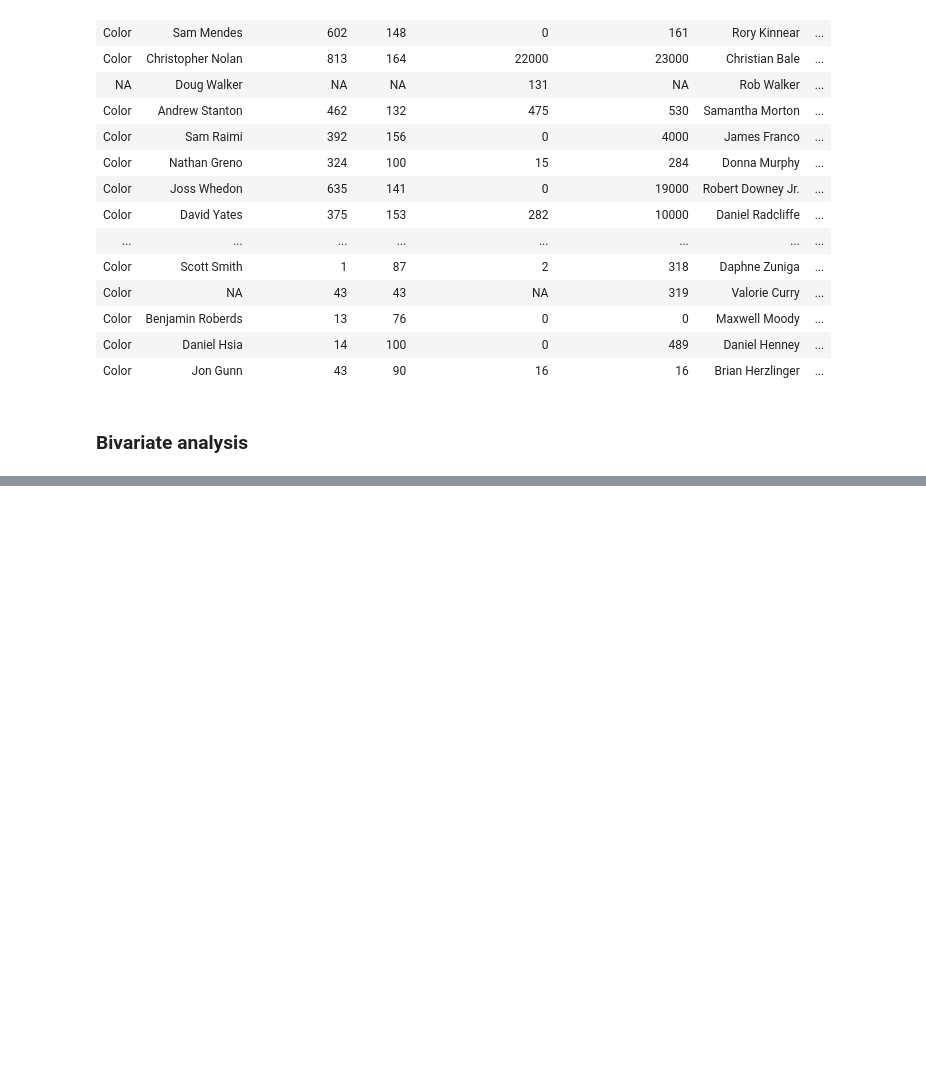
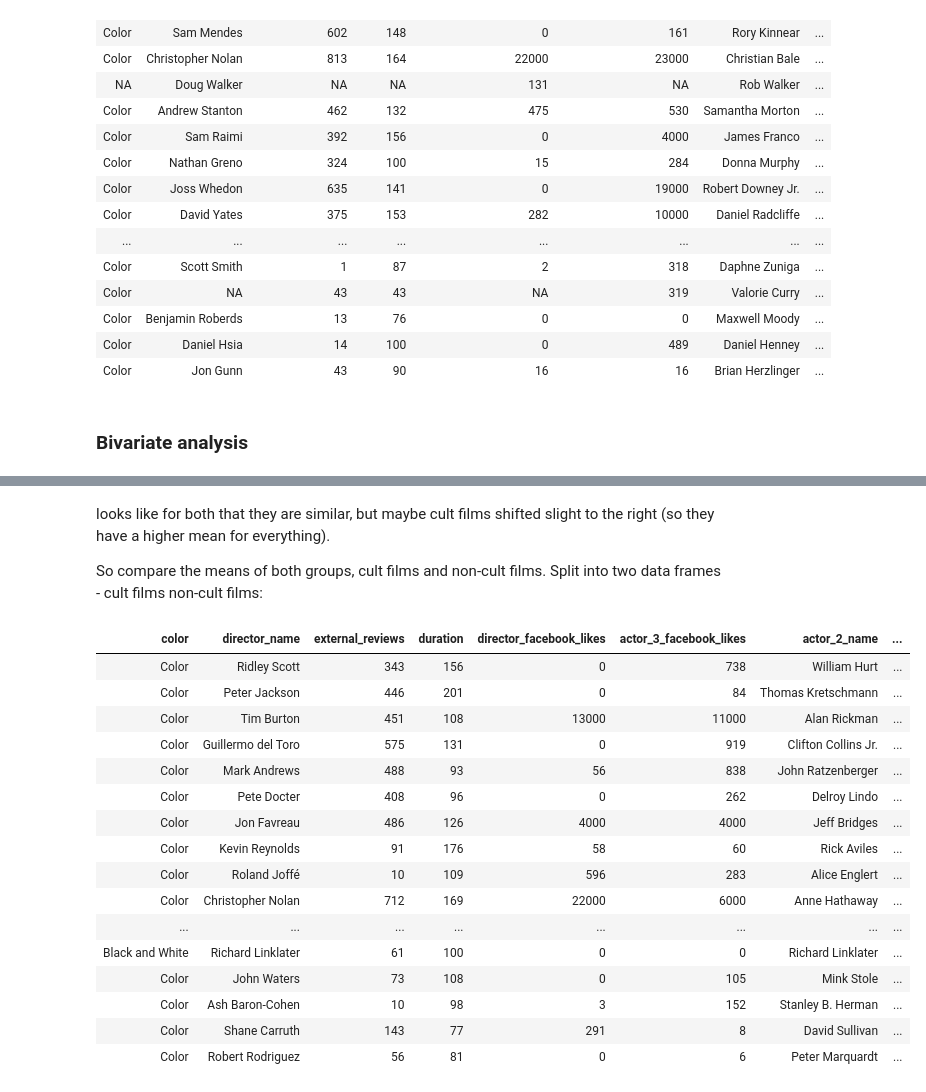
Before and after one commit to hichana/udacity, a Jupyter notebook: P4/PROJECT/movies_eda.ipynb, the cells around one changed output, grey strips where cells are left out. Cells and saved outputs as stored; diff of their text form; code cells hidden in the pictures; blank space fills up the shorter version.

```diff
--- a/P4/PROJECT/movies_eda.ipynb
+++ b/P4/PROJECT/movies_eda.ipynb
@@ -735,0 +785,25 @@ Using is.cult as id variables
+# %% [markdown]
+looks like for both that they are similar, but maybe cult films shifted slight to the right (so they have a higher mean for everything).
+
+So compare the means of both groups, cult films and non-cult films. Split into two data frames - cult films non-cult films:
+# %%
+cult_films <- filter(movies, is.cult == "TRUE")
+cult_films
+# %% [output]
+| color | director_name | external_reviews | duration | director_facebook_likes | actor_3_facebook_likes | actor_2_name | ... |
+| Color | Ridley Scott | 343 | 156 | 0 | 738 | William Hurt | ... |
+| Color | Peter Jackson | 446 | 201 | 0 | 84 | Thomas Kretschmann | ... |
+| Color | Tim Burton | 451 | 108 | 13000 | 11000 | Alan Rickman | ... |
+| Color | Guillermo del Toro | 575 | 131 | 0 | 919 | Clifton Collins Jr. | ... |
+| Color | Mark Andrews | 488 | 93 | 56 | 838 | John Ratzenberger | ... |
+| Color | Pete Docter | 408 | 96 | 0 | 262 | Delroy Lindo | ... |
+| Color | Jon Favreau | 486 | 126 | 4000 | 4000 | Jeff Bridges | ... |
+| Color | Kevin Reynolds | 91 | 176 | 58 | 60 | Rick Aviles | ... |
+| Color | Roland Joffé | 10 | 109 | 596 | 283 | Alice Englert | ... |
+| Color | Christopher Nolan | 712 | 169 | 22000 | 6000 | Anne Hathaway | ... |
+| ... | ... | ... | ... | ... | ... | ... | ... |
+| Black and White | Richard Linklater | 61 | 100 | 0 | 0 | Richard Linklater | ... |
+| Color | John Waters | 73 | 108 | 0 | 105 | Mink Stole | ... |
+| Color | Ash Baron-Cohen | 10 | 98 | 3 | 152 | Stanley B. Herman | ... |
+| Color | Shane Carruth | 143 | 77 | 291 | 8 | David Sullivan | ... |
+| Color | Robert Rodriguez | 56 | 81 | 0 | 6 | Peter Marquardt | ... |
```
Also changed, not shown: parts of 38 cells of this notebook, 1 other file.
